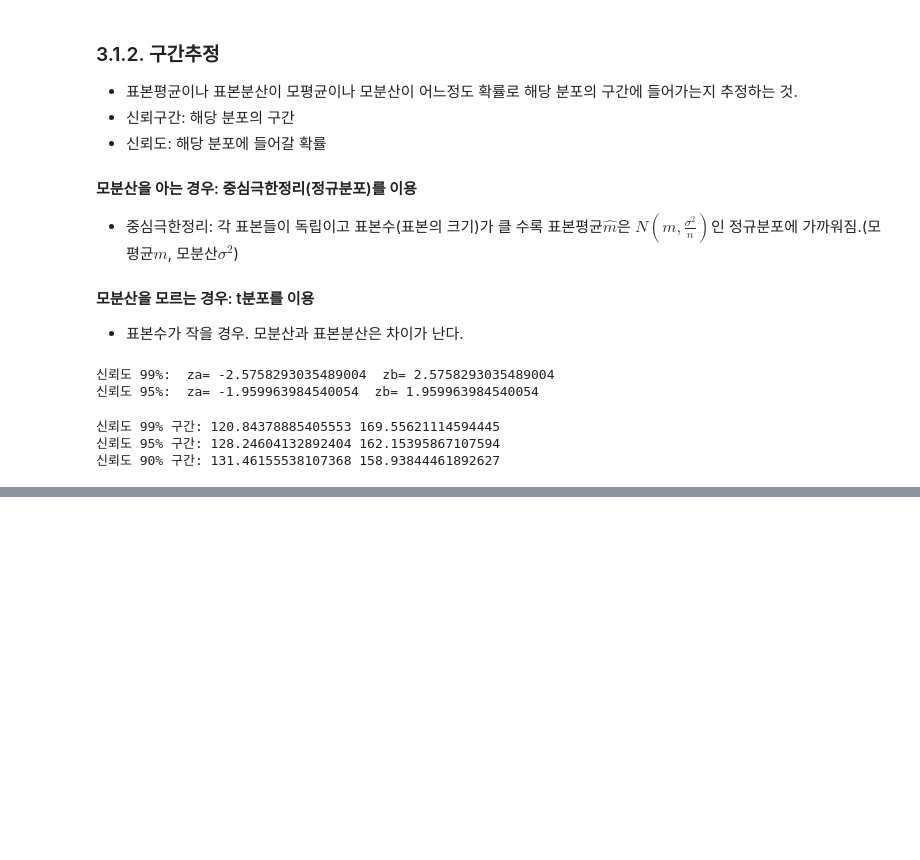
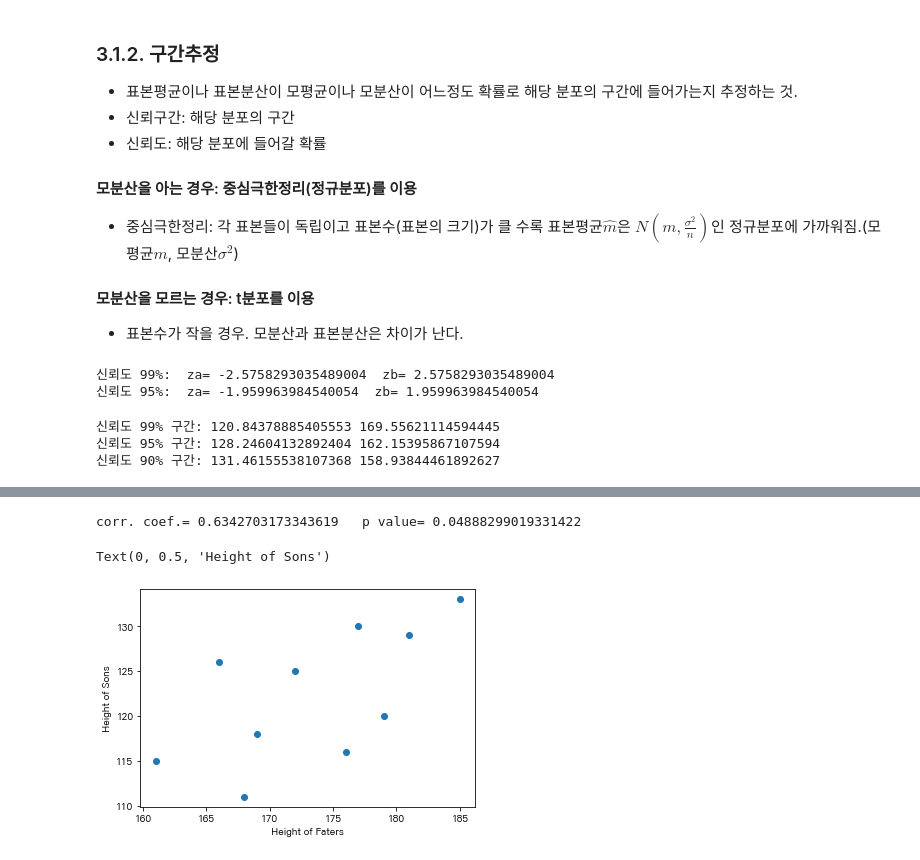
Before and after one commit to cherub8128/Lecture, a Jupyter notebook: Data_Science.ipynb, the cells around one changed output, grey strips where cells are left out. Saved outputs shown, nothing was run; the diff lists cells and outputs as text; code cells hidden in the pictures; blank space fills up the shorter version.

```diff
--- a/Data_Science.ipynb
+++ b/Data_Science.ipynb
@@ -409,0 +453,16 @@ print('신뢰도 90% 구간:', mu_hat + t3[0]*se, mu_hat + t3[1]*se)
+# %%
+from scipy import stats
+
+x = np.array([168, 172, 181, 179, 166, 185, 177, 176, 169, 161])
+y = np.array([111, 125, 129, 120, 126, 133, 130, 116, 118, 115])
+corr, pvalue = stats.pearsonr(x,y) #무상관 검정
+print('corr. coef.=',corr, '  p value=',pvalue)
+# %% [output]
+corr. coef.= 0.6342703173343619   p value= 0.04888299019331422
+# %%
+plt.scatter(x,y) #산점도
+plt.xlabel('Height of Faters')
+plt.ylabel('Height of Sons')
+# %% [output]
+Text(0, 0.5, 'Height of Sons')
+[figure, added]
```
Also changed, not shown: parts of 6 cells of this notebook.
